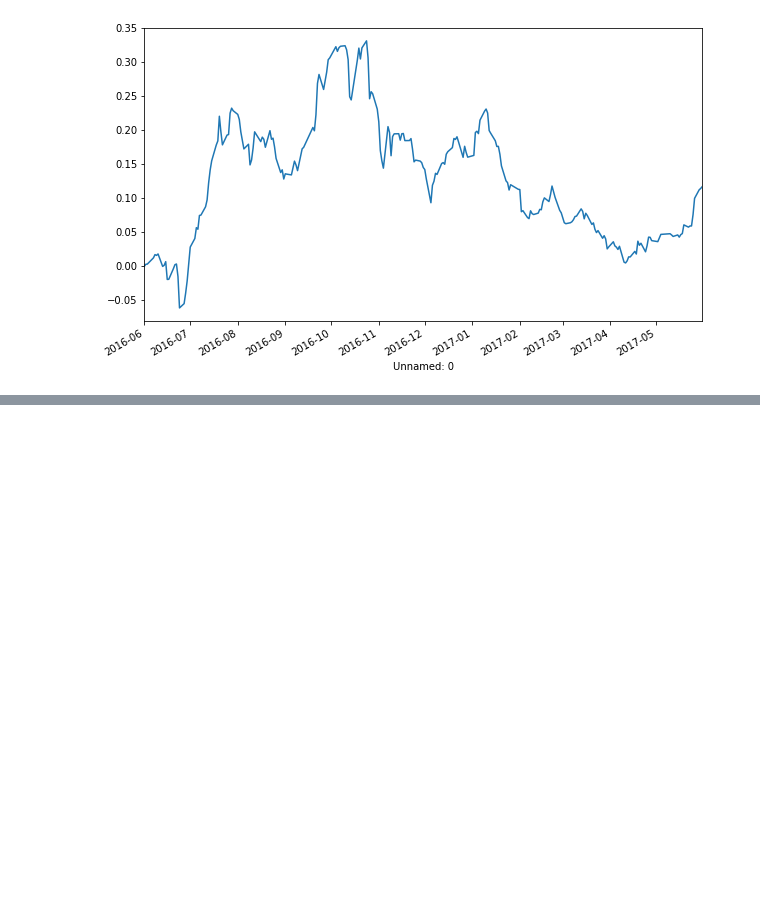
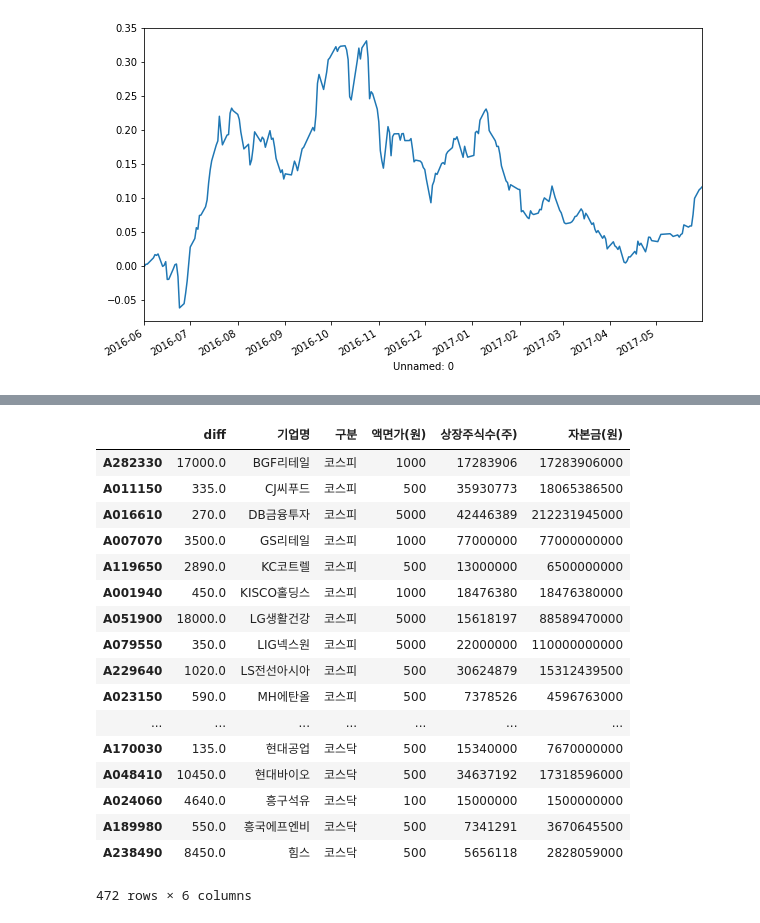
Before and after one commit to neosuperprogrammer/Quant, a Jupyter notebook: neo_quant_backtest.ipynb, the cells around one changed output, grey strips where cells are left out. Cells and saved outputs as stored; diff of their text form; code cells hidden in the pictures; blank space fills up the shorter version.

```diff
--- a/neo_quant_backtest.ipynb
+++ b/neo_quant_backtest.ipynb
@@ -565,0 +537,34 @@ NameError: name 'per_backtest' is not defined
+# %%
+price_df
+price_df.iloc[-1]
+price_df['2018/9'].iloc[0]
+first_price = price_df['2018/9'].iloc[0]
+last_price = price_df.iloc[-1]
+price_diff = last_price - first_price
+
+price_df.iloc[-1][price_diff > first_price/5]
+price_diff
+temp_df = pd.DataFrame({'diff':price_diff})
+temp_df = temp_df[temp_df['diff'] > 0]
+temp_df.index = 'A' + temp_df.index
+temp_df
+add_company_info(temp_df, companies)
+# %% [output]
+|  | diff | 기업명 | 구분 | 액면가(원) | 상장주식수(주) | 자본금(원) |
+| A282330 | 17000.0 | BGF리테일 | 코스피 | 1000 | 17283906 | 17283906000 |
+| A011150 | 335.0 | CJ씨푸드 | 코스피 | 500 | 35930773 | 18065386500 |
+| A016610 | 270.0 | DB금융투자 | 코스피 | 5000 | 42446389 | 212231945000 |
+| A007070 | 3500.0 | GS리테일 | 코스피 | 1000 | 77000000 | 77000000000 |
+| A119650 | 2890.0 | KC코트렐 | 코스피 | 500 | 13000000 | 6500000000 |
+| A001940 | 450.0 | KISCO홀딩스 | 코스피 | 1000 | 18476380 | 18476380000 |
+| A051900 | 18000.0 | LG생활건강 | 코스피 | 5000 | 15618197 | 88589470000 |
+| A079550 | 350.0 | LIG넥스원 | 코스피 | 5000 | 22000000 | 110000000000 |
+| A229640 | 1020.0 | LS전선아시아 | 코스피 | 500 | 30624879 | 15312439500 |
+| A023150 | 590.0 | MH에탄올 | 코스피 | 500 | 7378526 | 4596763000 |
+| ... | ... | ... | ... | ... | ... | ... |
+| A170030 | 135.0 | 현대공업 | 코스닥 | 500 | 15340000 | 7670000000 |
+| A048410 | 10450.0 | 현대바이오 | 코스닥 | 500 | 34637192 | 17318596000 |
+| A024060 | 4640.0 | 흥구석유 | 코스닥 | 100 | 15000000 | 1500000000 |
+| A189980 | 550.0 | 흥국에프엔비 | 코스닥 | 500 | 7341291 | 3670645500 |
+| A238490 | 8450.0 | 힘스 | 코스닥 | 500 | 5656118 | 2828059000 |
+472 rows × 6 columns
```
Also changed, not shown: parts of 3 cells of this notebook.
